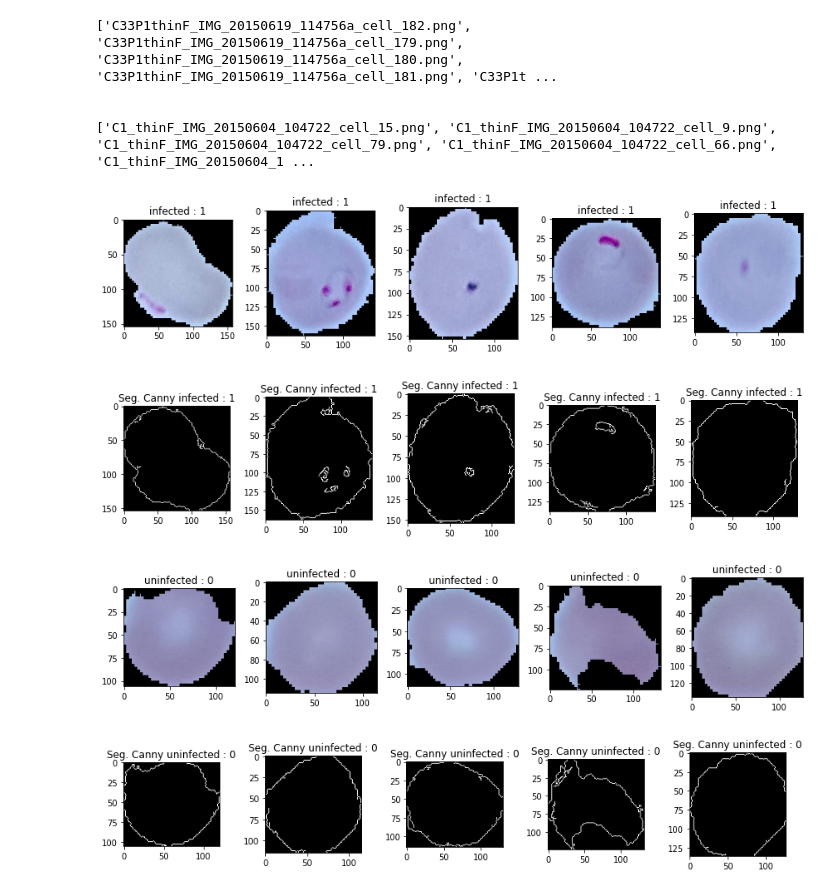
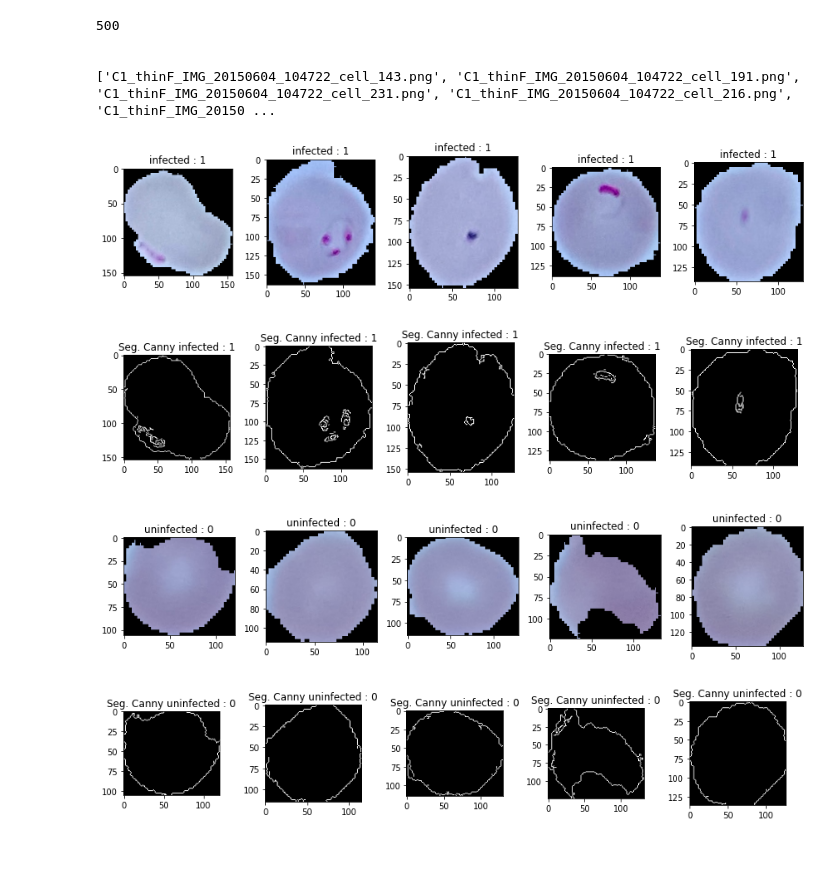
Before and after one commit to HuzainAzis/canny-humoment-knn, a Jupyter notebook: 5.PraFix.ipynb, the cells around one changed output. Cells and saved outputs as stored; diff of their text form; code cells hidden in the pictures; blank space fills up the shorter version.

```diff
--- a/5.PraFix.ipynb
+++ b/5.PraFix.ipynb
@@ -29,16 +33,16 @@ import matplotlib.pyplot as plt
 import cv2
 # %%
 terinfeksi_data = os.listdir('/content/drive/My Drive/dataset/DATA5050/cell_images/Terinfeksi/')
-print(terinfeksi_data[:10]) #the output we get are the .png files
+print(len(terinfeksi_data)) #the output we get are the .png files
 
 tidakTerinfeksi_data = os.listdir('/content/drive/My Drive/dataset/DATA5050/cell_images/TidakTerinfeksi/')
 print('\n')
-print(tidakTerinfeksi_data[:10])
+print(tidakTerinfeksi_data[10:])
 # %% [output]
-['C33P1thinF_IMG_20150619_114756a_cell_182.png', 'C33P1thinF_IMG_20150619_114756a_cell_179.png', 'C33P1thinF_IMG_20150619_114756a_cell_180.png', 'C33P1thinF_IMG_20150619_114756a_cell_181.png', 'C33P1t ...
+500
 
 
-['C1_thinF_IMG_20150604_104722_cell_15.png', 'C1_thinF_IMG_20150604_104722_cell_9.png', 'C1_thinF_IMG_20150604_104722_cell_79.png', 'C1_thinF_IMG_20150604_104722_cell_66.png', 'C1_thinF_IMG_20150604_1 ...
+['C1_thinF_IMG_20150604_104722_cell_143.png', 'C1_thinF_IMG_20150604_104722_cell_191.png', 'C1_thinF_IMG_20150604_104722_cell_231.png', 'C1_thinF_IMG_20150604_104722_cell_216.png', 'C1_thinF_IMG_20150 ...
 # %%
 plt.figure(figsize = (12,12))
 for i in range(5):
@@ -47,39 +51,36 @@ for i in range(5):
     plt.imshow(img,cmap='gray')
     plt.title('infected : 1')
     plt.tight_layout()
-plt.show()
 
 plt.figure(figsize = (12,12))
 for i in range(5):
     plt.subplot(1, 5, i+1)
     img = cv2.imread('/content/drive/My Drive/dataset/DATA5050/cell_images/Terinfeksi' + "/" + terinfeksi_data[i])
-    edges = cv2.Canny(img,25,255,L2gradient=False)
+    edges = cv2.Canny(img,25,100,L2gradient=True)
     plt.imshow(edges,cmap='gray')
     plt.title('Seg. Canny infected : 1')
     plt.tight_layout()
-plt.show()
 
 plt.figure(figsize = (12,12))
 for i in range(5):
     plt.subplot(1, 5, i+1)
     img = cv2.imread('/content/drive/My Drive/dataset/DATA5050/cell_images/TidakTerinfeksi' + "/" + tidakTerinfeksi_data[i])
     plt.imshow(img,cmap='gray')
     plt.title('uninfected : 0')
     plt.tight_layout()
-plt.show()
 
 plt.figure(figsize = (12,12))
 for i in range(5):
     plt.subplot(1, 5, i+1)
     img = cv2.imread('/content/drive/My Drive/dataset/DATA5050/cell_images/TidakTerinfeksi' + "/" + tidakTerinfeksi_data[i])
     edges = cv2.Canny(img,25,255,L2gradient=False)
     plt.imshow(edges,cmap='gray')
     plt.title('Seg. Canny uninfected : 0')
     plt.tight_layout()
 plt.show()
 # %% [output]
 [figure]
-[figure, old version]
+[figure, new version]
 [figure]
 [figure]
 # %%
```
Also changed, not shown: parts of 5 cells of this notebook.
